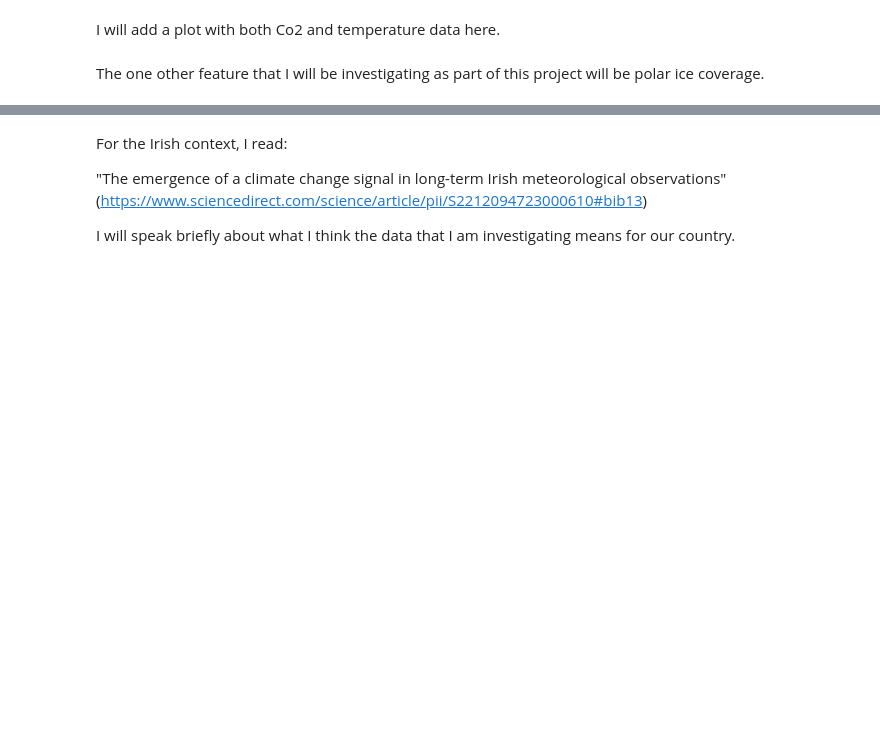
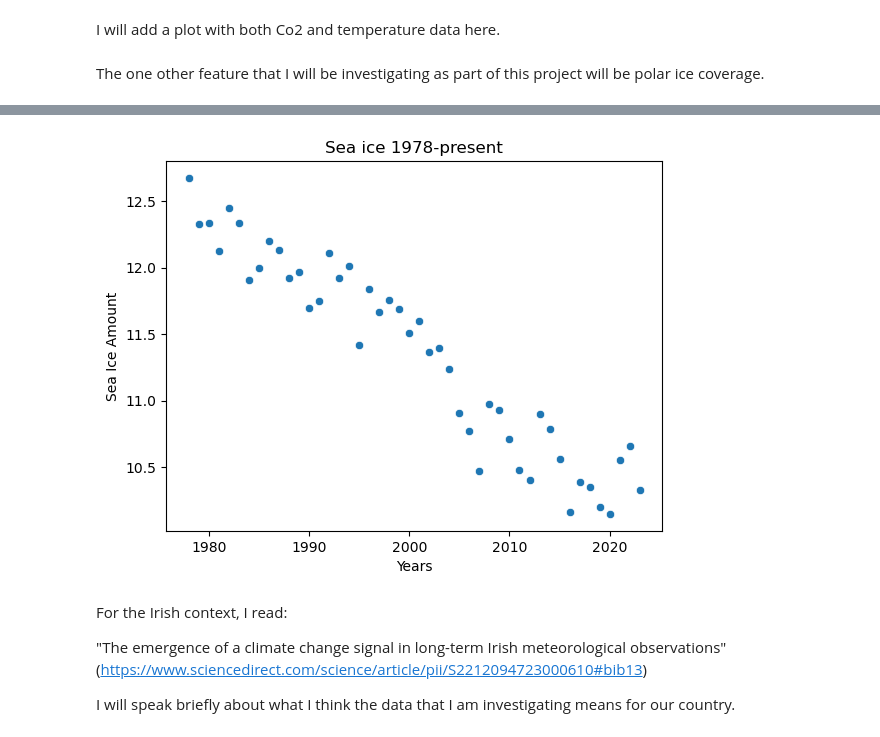
Before and after one commit to joannefeeney/programming-data-project-2, a Jupyter notebook: project.ipynb, the cells around one changed output, grey strips where cells are left out. Drawn from its saved outputs; the diff is of its cells as text; code cells hidden in the pictures; blank space fills up the shorter version.

Commit message:
Adding new datasets

```diff
--- a/project.ipynb
+++ b/project.ipynb
@@ -116,0 +190,6 @@ The one other feature that I will be investigating as part of this project will
+# %%
+# Reading in another ice dataset that I found online
+df_sea_ice = pd.read_csv("data\Sea_Ice_Index_Monthly_Data_by_Year.csv")
+# %%
+#Dropping NaN column
+df_sea_ice.drop('Unnamed: 13', axis=1, inplace=True)
@@ -117,3 +208,9 @@ The one other feature that I will be investigating as part of this project will
+# %%
+# Scatterplot of data
+ax = sns.scatterplot(df_sea_ice, x='Year', y='Annual')
+ax.set(xlabel='Years', ylabel='Sea Ice Amount', title='Sea ice 1978-present');
+# %% [output]
+[figure, added]
 # %% [markdown]
 For the Irish context, I read:
 
```
Also changed, not shown: parts of 20 cells of this notebook, 2 other files.
